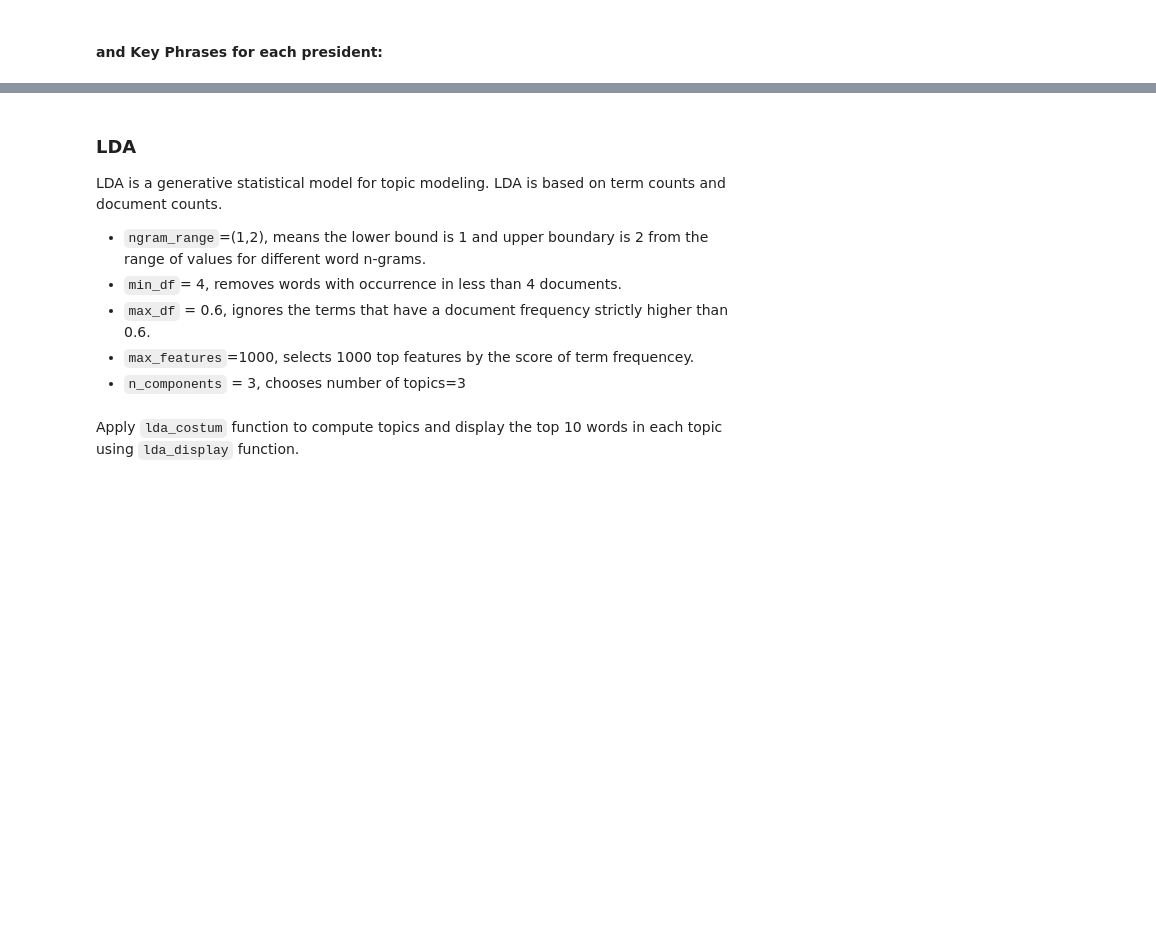
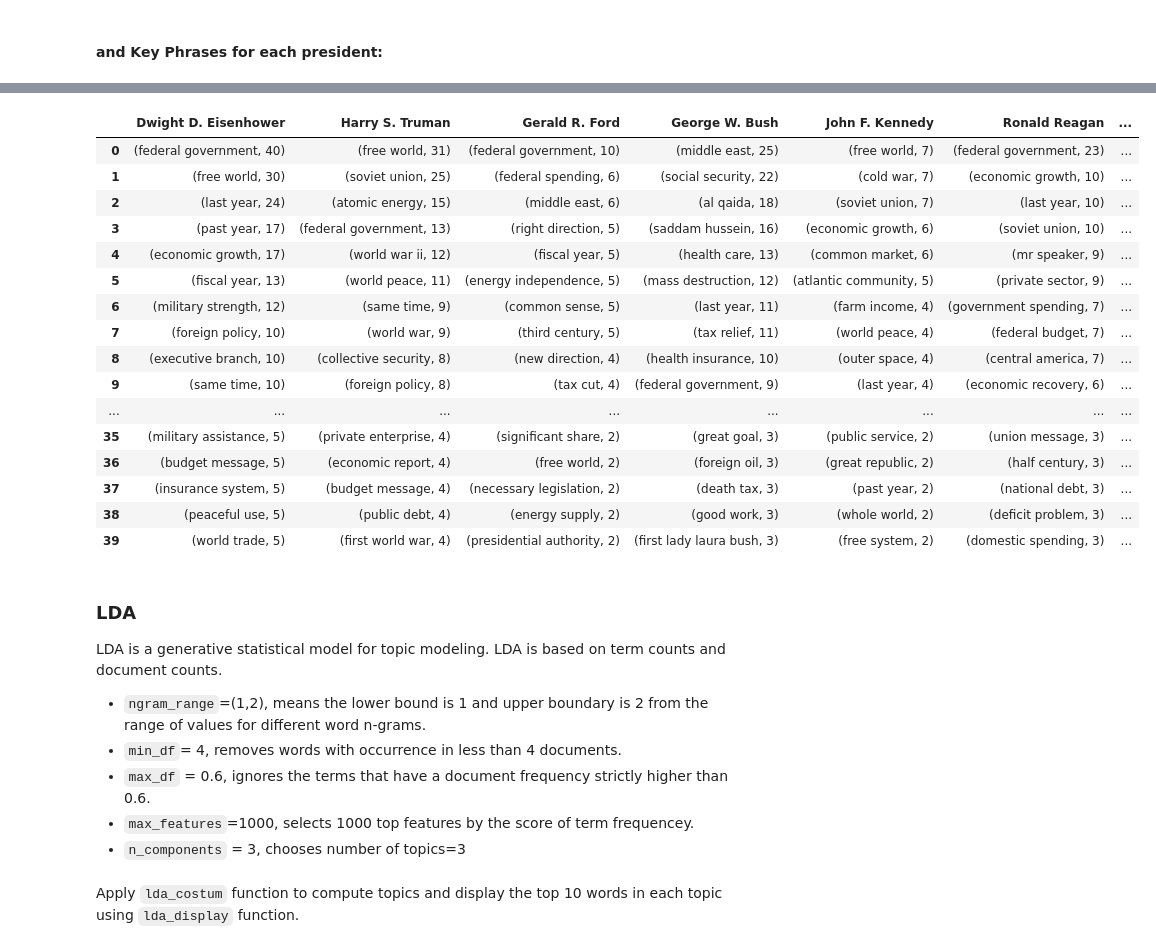
Before and after one commit to kargaranamir/NLP-Analysis-of-Presidential-Speeches, a Jupyter notebook: SOTU.ipynb, the cells around one changed output, grey strips where cells are left out. Drawn from its saved outputs; the diff is of its cells as text; code cells hidden in the pictures; blank space fills up the shorter version.

Commit message:
improve: phrases,  pre-process

```diff
--- a/SOTU.ipynb
+++ b/SOTU.ipynb
@@ -437,6 +553,66 @@ freq_analysis_phrase
 | 39 |  |  |  |  |  |  | ... |
 | 40 |  |  |  |  |  |  | ... |
 | 41 |  |  |  |  |  |  | ... |
+# %%
+# https://github.com/language-ml/1-nlp-exploring-datasets/blob/main/notebooks/ExploreYourTextCollection-English.ipynb
+def chunkTechnicalTerm(sentence):
+    grammar = r"""
+      TECHTERM: {<JJ|NN>+<NN|CD>|<NN>}
+    """
+    cp = RegexpParser(grammar)
+    return (cp.parse(sentence))
+# %%
+def extract_key_phrases2(dict_of_corpous, min_count):
+    president_technical_terms = {}
+
+    for president in dict_of_corpous.keys():
+        president_technical_terms[president] = []
+        sentences_tagged = []
+        corpus_normlized = cleaner(dict_of_corpous[president], lemmatize=False, stop=False, punctuations=False, digits=False)
+        sentences = sent_tokenize(corpus_normlized)
+        sentences = [cleaner(sen, lemmatize=False, stop=False) for sen in sentences]
+        for sent in sentences:
+            try:
+                sentences_tagged.append(pos_tag(sent.split(' ')))
+            except:
+                pass
+        for the_sentence in sentences_tagged:
+            tree=chunkTechnicalTerm(the_sentence)
+            for subtree in tree.subtrees():
+                if subtree.label() == 'TECHTERM':
+                    president_technical_terms[president].append(subtree.leaves())
+
+
+
+    for president in president_technical_terms.keys():
+        president_technical_terms[president]=FreqDist([' '.join([x for x,y in sent]) for sent in president_technical_terms[president] if len(sent)>1]).most_common(min_count)
+
+
+    president_technical_terms = pd.DataFrame(president_technical_terms)
+    president_technical_terms
+    return president_technical_terms
+# %%
+MIN_COUNT = 40
+freq_analysis_phrase2 = extract_key_phrases2(president_document, MIN_COUNT)
+freq_analysis_phrase2
+# %% [output]
+|  | Dwight D. Eisenhower | Harry S. Truman | Gerald R. Ford | George W. Bush | John F. Kennedy | Ronald Reagan | ... |
+| 0 | (federal government, 40) | (free world, 31) | (federal government, 10) | (middle east, 25) | (free world, 7) | (federal government, 23) | ... |
+| 1 | (free world, 30) | (soviet union, 25) | (federal spending, 6) | (social security, 22) | (cold war, 7) | (economic growth, 10) | ... |
+| 2 | (last year, 24) | (atomic energy, 15) | (middle east, 6) | (al qaida, 18) | (soviet union, 7) | (last year, 10) | ... |
+| 3 | (past year, 17) | (federal government, 13) | (right direction, 5) | (saddam hussein, 16) | (economic growth, 6) | (soviet union, 10) | ... |
+| 4 | (economic growth, 17) | (world war ii, 12) | (fiscal year, 5) | (health care, 13) | (common market, 6) | (mr speaker, 9) | ... |
+| 5 | (fiscal year, 13) | (world peace, 11) | (energy independence, 5) | (mass destruction, 12) | (atlantic community, 5) | (private sector, 9) | ... |
+| 6 | (military strength, 12) | (same time, 9) | (common sense, 5) | (last year, 11) | (farm income, 4) | (government spending, 7) | ... |
+| 7 | (foreign policy, 10) | (world war, 9) | (third century, 5) | (tax relief, 11) | (world peace, 4) | (federal budget, 7) | ... |
+| 8 | (executive branch, 10) | (collective security, 8) | (new direction, 4) | (health insurance, 10) | (outer space, 4) | (central america, 7) | ... |
+| 9 | (same time, 10) | (foreign policy, 8) | (tax cut, 4) | (federal government, 9) | (last year, 4) | (economic recovery, 6) | ... |
+| ... | ... | ... | ... | ... | ... | ... | ... |
+| 35 | (military assistance, 5) | (private enterprise, 4) | (significant share, 2) | (great goal, 3) | (public service, 2) | (union message, 3) | ... |
+| 36 | (budget message, 5) | (economic report, 4) | (free world, 2) | (foreign oil, 3) | (great republic, 2) | (half century, 3) | ... |
+| 37 | (insurance system, 5) | (budget message, 4) | (necessary legislation, 2) | (death tax, 3) | (past year, 2) | (national debt, 3) | ... |
+| 38 | (peaceful use, 5) | (public debt, 4) | (energy supply, 2) | (good work, 3) | (whole world, 2) | (deficit problem, 3) | ... |
+| 39 | (world trade, 5) | (first world war, 4) | (presidential authority, 2) | (first lady laura bush, 3) | (free system, 2) | (domestic spending, 3) | ... |
 # %% [markdown]
 ### LDA
 LDA is a generative statistical model for topic modeling. LDA is based on term counts and document counts.
```
Also changed, not shown: parts of 37 cells of this notebook.
